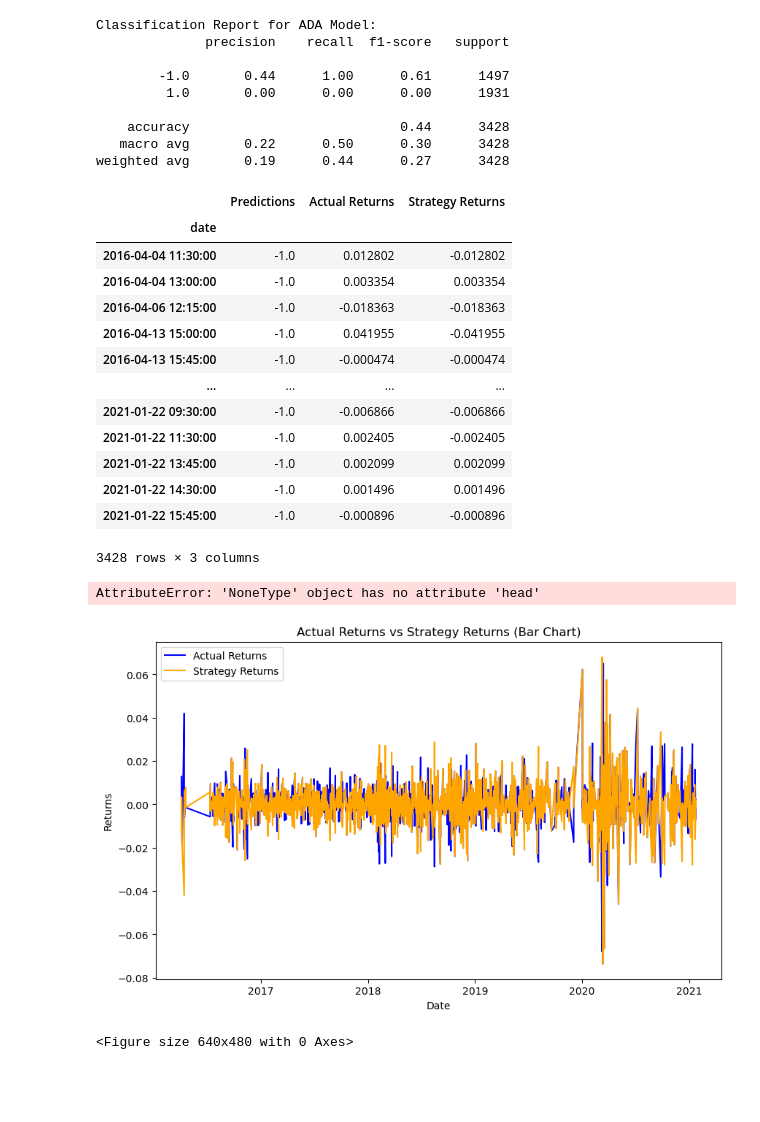
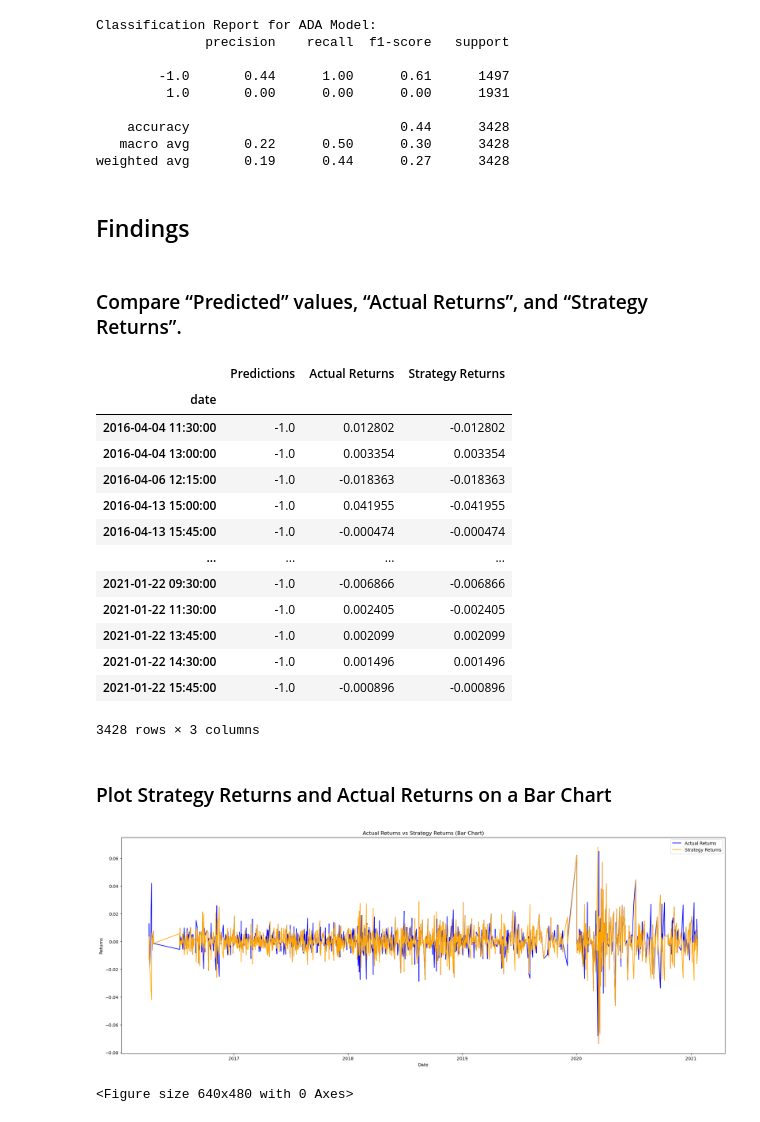
Before and after one commit to Texuhport/Stock-trading-Bot, a Jupyter notebook: machine_learning_trading_bot.ipynb, the cells around one changed output. Cells and saved outputs as stored; diff of their text form; code cells hidden in the pictures; blank space fills up the shorter version.

```diff
--- a/machine_learning_trading_bot.ipynb
+++ b/machine_learning_trading_bot.ipynb
@@ -91,7 +14,7 @@ Open the Jupyter notebook. Restart the kernel, run the provided cells that corre
 # %%
 # Import the OHLCV dataset into a Pandas Dataframe
 ohlcv_df = pd.read_csv(
-    Path("./Resources/emerging_markets_ohlcv.csv"),
+    Path("Resources/emerging_markets_ohlcv.csv"),
     index_col='date',
     infer_datetime_format=True,
     parse_dates=True
@@ -498,6 +357,10 @@ Classification Report for ADA Model:
     accuracy                           0.44      3428
    macro avg       0.22      0.50      0.30      3428
 weighted avg       0.19      0.44      0.27      3428
+# %% [markdown]
+## Findings
+# %% [markdown]
+### Compare “Predicted” values, “Actual Returns”, and “Strategy Returns”.
 # %%
 # Create a new empty predictions DataFrame:
 
@@ -514,7 +377,7 @@ ADA_predictions['Actual Returns'] = signals_df['Actual Returns']
 ADA_predictions['Strategy Returns'] = signals_df['Strategy Returns']
 
 # Review the DataFrame
-display(ADA_predictions).head()
+display(ADA_predictions)
 # %% [output]
 |  | Predictions | Actual Returns | Strategy Returns |
 | date |  |  |  |
@@ -530,22 +393,23 @@ display(ADA_predictions).head()
 | 2021-01-22 14:30:00 | -1.0 | 0.001496 | 0.001496 |
 | 2021-01-22 15:45:00 | -1.0 | -0.000896 | -0.000896 |
 3428 rows × 3 columns
-AttributeError: 'NoneType' object has no attribute 'head'
+# %% [markdown]
+### Plot Strategy Returns and Actual Returns on a Bar Chart
 # %%
 # Plot the actual returns versus the strategy returns
-plt.figure(figsize=(10, 6))
+plt.figure(figsize=(25, 9))
 plt.plot(predictions_df.index, ADA_predictions['Actual Returns'], label='Actual Returns', color='blue')
 
 # Plot strategy returns with a slight shift to the right
 plt.plot(predictions_df.index, ADA_predictions['Strategy Returns'], label='Strategy Returns', color='orange')
 
 # Customize the plot
 plt.title('Actual Returns vs Strategy Returns (Bar Chart)')
 plt.xlabel('Date')
 plt.ylabel('Returns')
 plt.legend()
 plt.show()
 plt.savefig('ADA plot')
 # %% [output]
-[figure, old version]
+[figure, new version]
 <Figure size 640x480 with 0 Axes>
```
Also changed, not shown: parts of 34 cells of this notebook, 7 other files.
